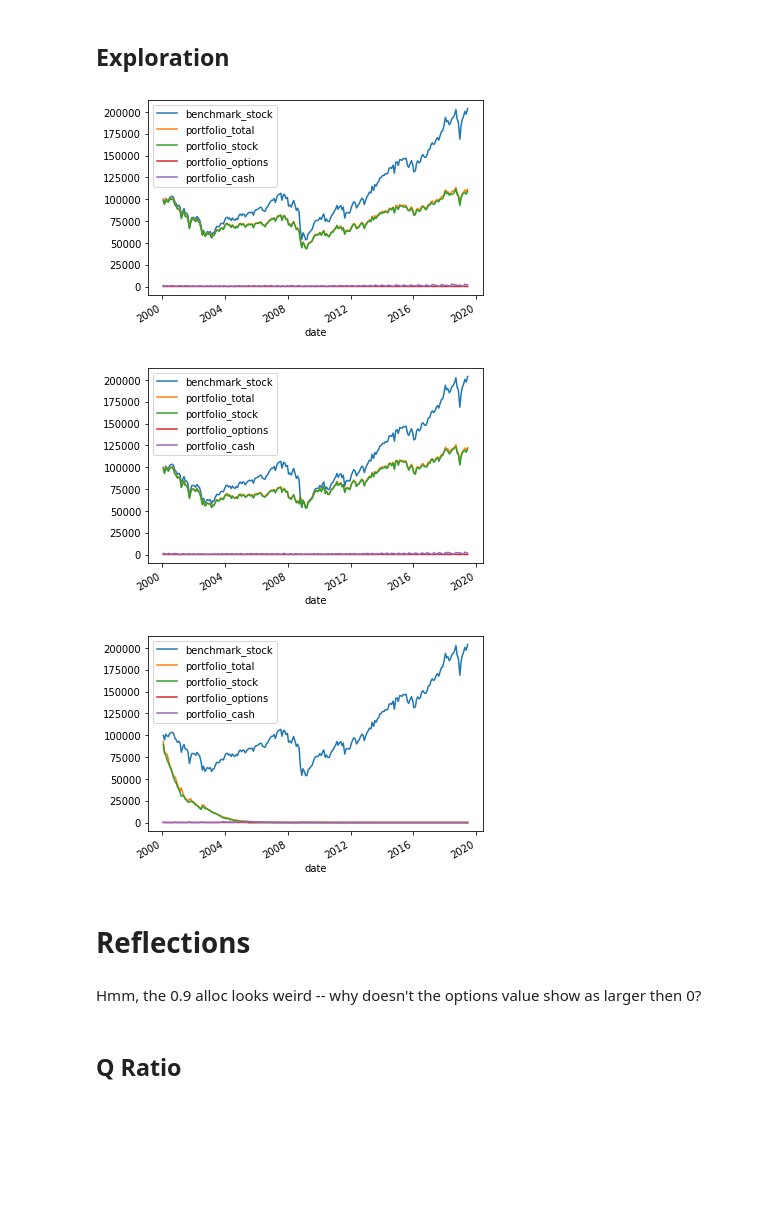
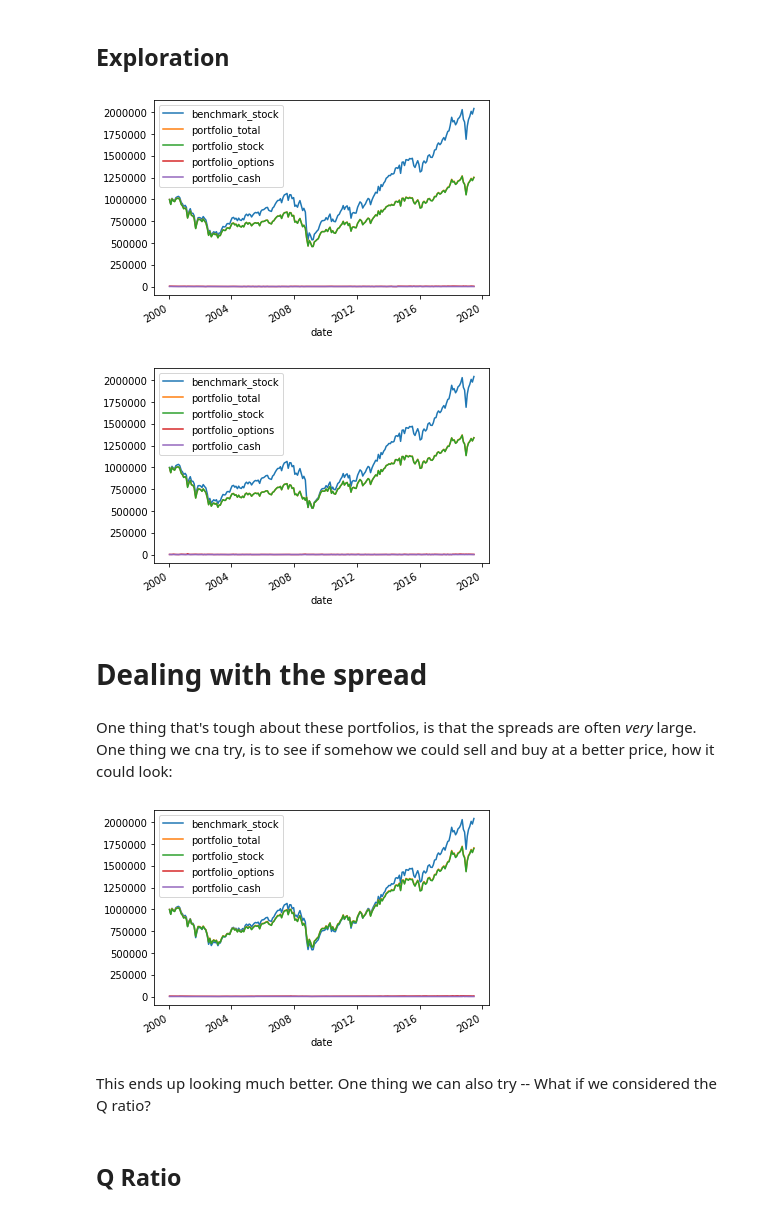
Before and after one commit to stopachka/gamma, a Jupyter notebook: puts_strategy.ipynb, the cells around one changed output. Saved outputs shown, nothing was run; the diff lists cells and outputs as text; code cells hidden in the pictures; blank space fills up the shorter version.

```diff
--- a/puts_strategy.ipynb
+++ b/puts_strategy.ipynb
@@ -83,7 +83,7 @@ OPTION_PRICES_SPREAD_COL = 'spread'
 OPTION_PRICES_AVG_COL = 'avg'
 OPTION_PRICES_DATE_FMT = '%Y%m%d'
 
-def load_option_prices():
+def load_spx_option_prices():
   option_prices = pd.read_csv(SPX_OPTION_PRICES_FILE_PATH);
   option_prices[OPTION_PRICES_DATE_COL] = pd.to_datetime(
       option_prices[OPTION_PRICES_DATE_COL],
@@ -109,7 +109,7 @@ def load_option_prices():
 
   return option_prices
 # %%
-OPTION_PRICES = load_option_prices()
+OPTION_PRICES = load_spx_option_prices()
 OPTION_PRICES
 # %% [output]
 |  | secid | date | exdate | last_date | cp_flag | strike_price | best_bid | best_offer | volume | ... |
@@ -675,7 +675,7 @@ def simulate(goal, cash):
 # %%
 simulated_portfolio_log = simulate(
   build_goal(stock_alloc=0.995, otm_range=(0.1, 0.3), maturity_range=(60, 160)),
-  100000
+  1000000
 )
 simulated_portfolio_log
 # %% [output]
@@ -715,8 +715,8 @@ def enhance_portfolio_log(portfolio_log):
       pd.Series({
         ENHANCED_PORTFOLIO_TOTAL_VALUE: total,
         ENHANCED_PORTFOLIO_STOCK_VALUE: stock_value,
-        ENHANCED_PORTFOLIO_STOCK_PERCENT: option_value,
-        ENHANCED_PORTFOLIO_OPTION_VALUE: (stock_value / total) * 100,
+        ENHANCED_PORTFOLIO_OPTION_VALUE: option_value,
+        ENHANCED_PORTFOLIO_STOCK_PERCENT: (stock_value / total) * 100,
         ENHANCED_PORTFOLIO_OPTION_PERCENT: (option_value / total) * 100,
         ENHANCED_PORTFOLIO_CASH_PERCENT: (cash_value / total) * 100,
       })
@@ -775,14 +775,18 @@ def simulate_and_compare(goal, cash):
 # %%
 simulate_and_compare(
     build_goal(stock_alloc=0.995, otm_range=(0.2, 0.3), maturity_range=(60, 220)),
-    100000
+    1000000
 )
 # %% [output]
-[figure, old version]
+[figure, new version]
 # %%
 simulate_and_compare(
     build_goal(stock_alloc=0.995, otm_range=(0.2, 0.5), maturity_range=(60, 220)),
-    100000
+    1000000
 )
 # %% [output]
-[figure, old version]
+[figure, new version]
+# %% [markdown]
+# Dealing with the spread
+# %% [markdown]
+One thing that's tough about these portfolios, is that the spreads are often _very_ large. One thing we cna try, is to see if somehow we could sell and buy at a better price, how it could look:
@@ -789,14 +799,12 @@ simulate_and_compare(
 # %%
 simulate_and_compare(
-    build_goal(stock_alloc=0.9, otm_range=(0.2, 0.5), maturity_range=(60, 200)),
-    100000
+    build_goal(stock_alloc=0.995, otm_range=(0.2, 0.3), maturity_range=(60, 220)),
+    1000000
 )
 # %% [output]
-[figure, old version]
+[figure, new version]
-# %% [markdown]
-# Reflections
-# %% [markdown]
-Hmm, the 0.9 alloc looks weird -- why doesn't the options value show as larger then 0?
+# %% [markdown]
+This ends up looking much better. One thing we can also try -- What if we considered the Q ratio?
 # %% [markdown]
 ## Q Ratio
 # %%
```
Also changed, not shown: parts of 17 cells of this notebook.
